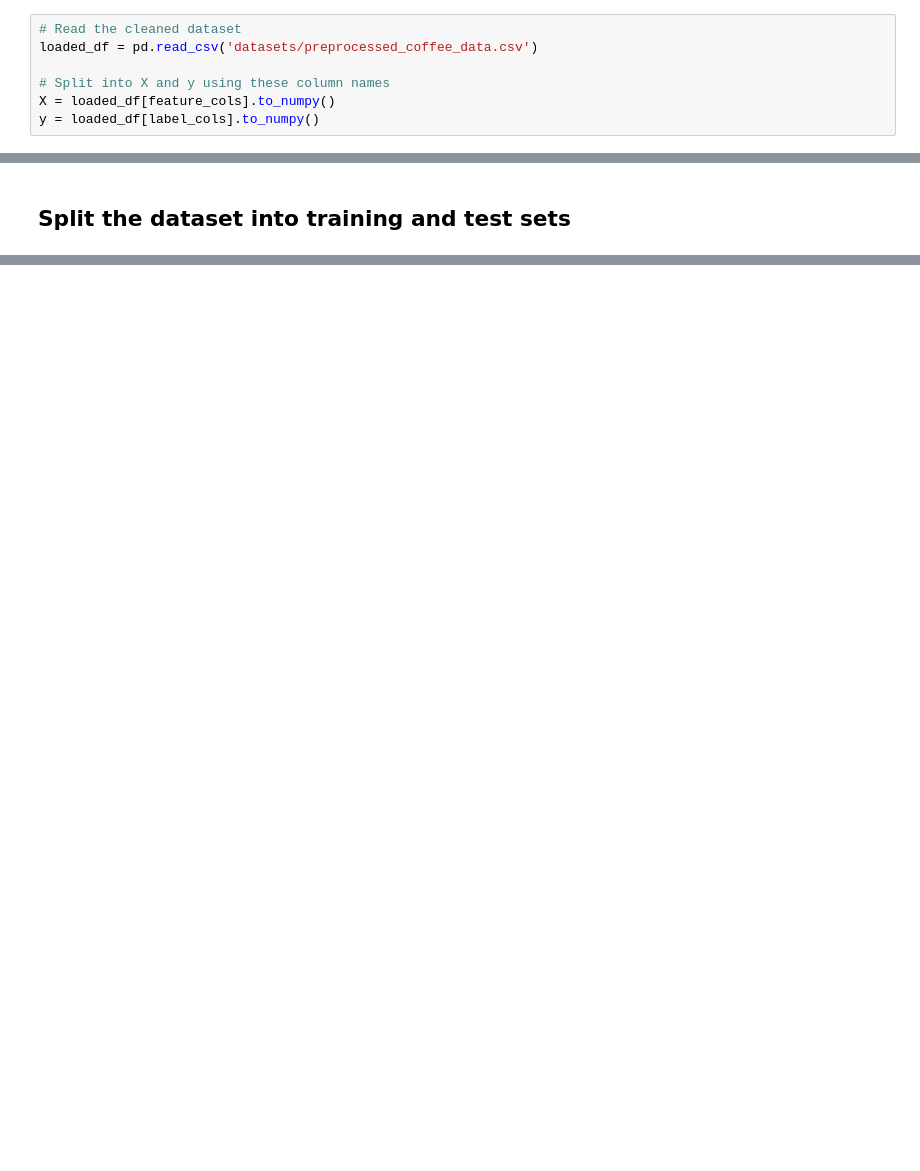
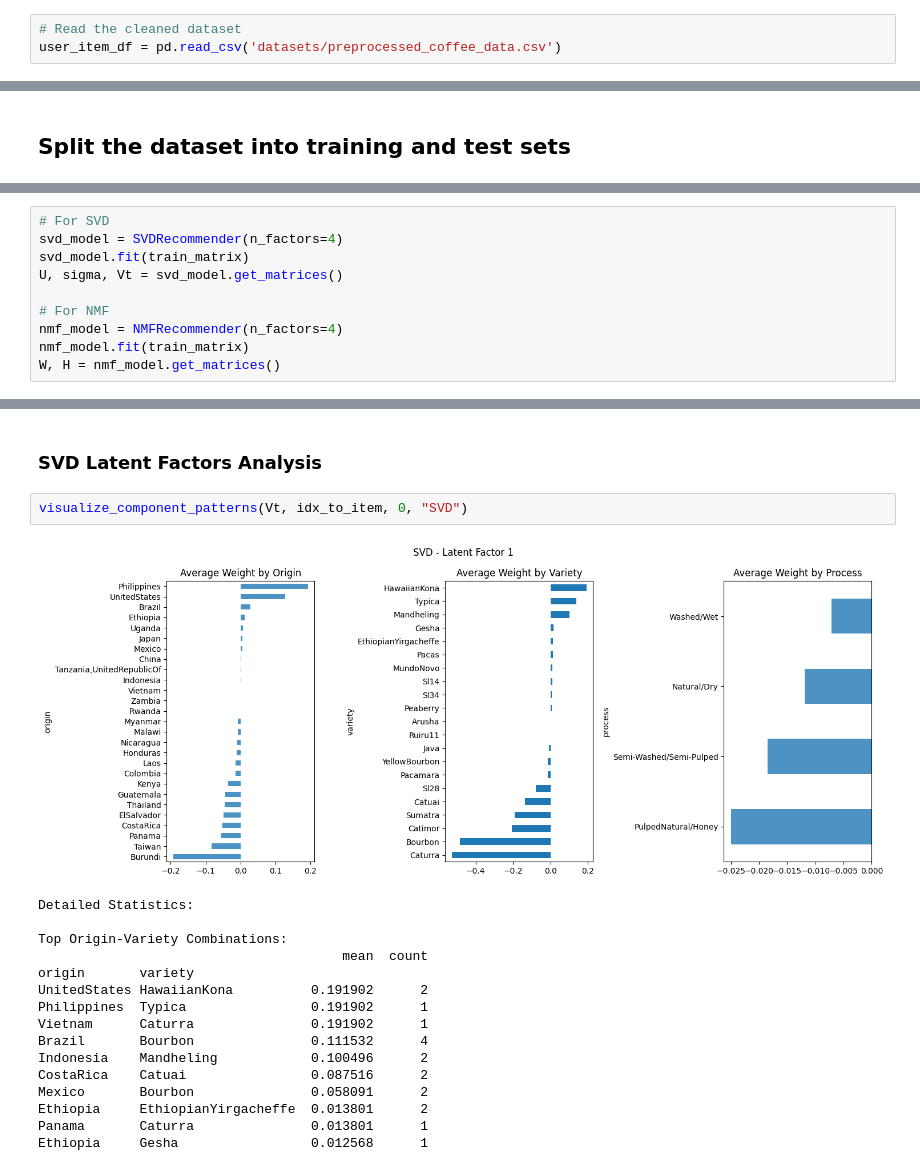
Before and after one commit to lendl-uy/ai201, a Jupyter notebook: mini_project/recommender.ipynb, the cells around one changed output, grey strips where cells are left out. Saved outputs shown, nothing was run; the diff lists cells and outputs as text; blank space fills up the shorter version.

```diff
--- a/mini_project/recommender.ipynb
+++ b/mini_project/recommender.ipynb
@@ -48,10 +43,6 @@ label_cols = ['country_of_origin', 'variety', 'processing_method']
 ### Cleaned dataset
 # %%
 # Read the cleaned dataset
-loaded_df = pd.read_csv('datasets/preprocessed_coffee_data.csv')
-
-# Split into X and y using these column names
-X = loaded_df[feature_cols].to_numpy()
-y = loaded_df[label_cols].to_numpy()
+user_item_df = pd.read_csv('datasets/preprocessed_coffee_data.csv')
 # %% [markdown]
 ## Generate the user-item matrices
@@ -789,0 +603,10 @@ Performance:
+# %%
+# For SVD
+svd_model = SVDRecommender(n_factors=4)
+svd_model.fit(train_matrix)
+U, sigma, Vt = svd_model.get_matrices()
+
+# For NMF
+nmf_model = NMFRecommender(n_factors=4)
+nmf_model.fit(train_matrix)
+W, H = nmf_model.get_matrices()
@@ -789,0 +898,21 @@ Performance:
+# %% [markdown]
+### SVD Latent Factors Analysis
+# %%
+visualize_component_patterns(Vt, idx_to_item, 0, "SVD")
+# %% [output]
+[figure, added]
+Detailed Statistics:
+
+Top Origin-Variety Combinations:
+                                       mean  count
+origin       variety
+UnitedStates HawaiianKona          0.191902      2
+Philippines  Typica                0.191902      1
+Vietnam      Caturra               0.191902      1
+Brazil       Bourbon               0.111532      4
+Indonesia    Mandheling            0.100496      2
+CostaRica    Catuai                0.087516      2
+Mexico       Bourbon               0.058091      2
+Ethiopia     EthiopianYirgacheffe  0.013801      2
+Panama       Caturra               0.013801      1
+Ethiopia     Gesha                 0.012568      1
```
Also changed, not shown: parts of 37 cells of this notebook, 7 other files.
